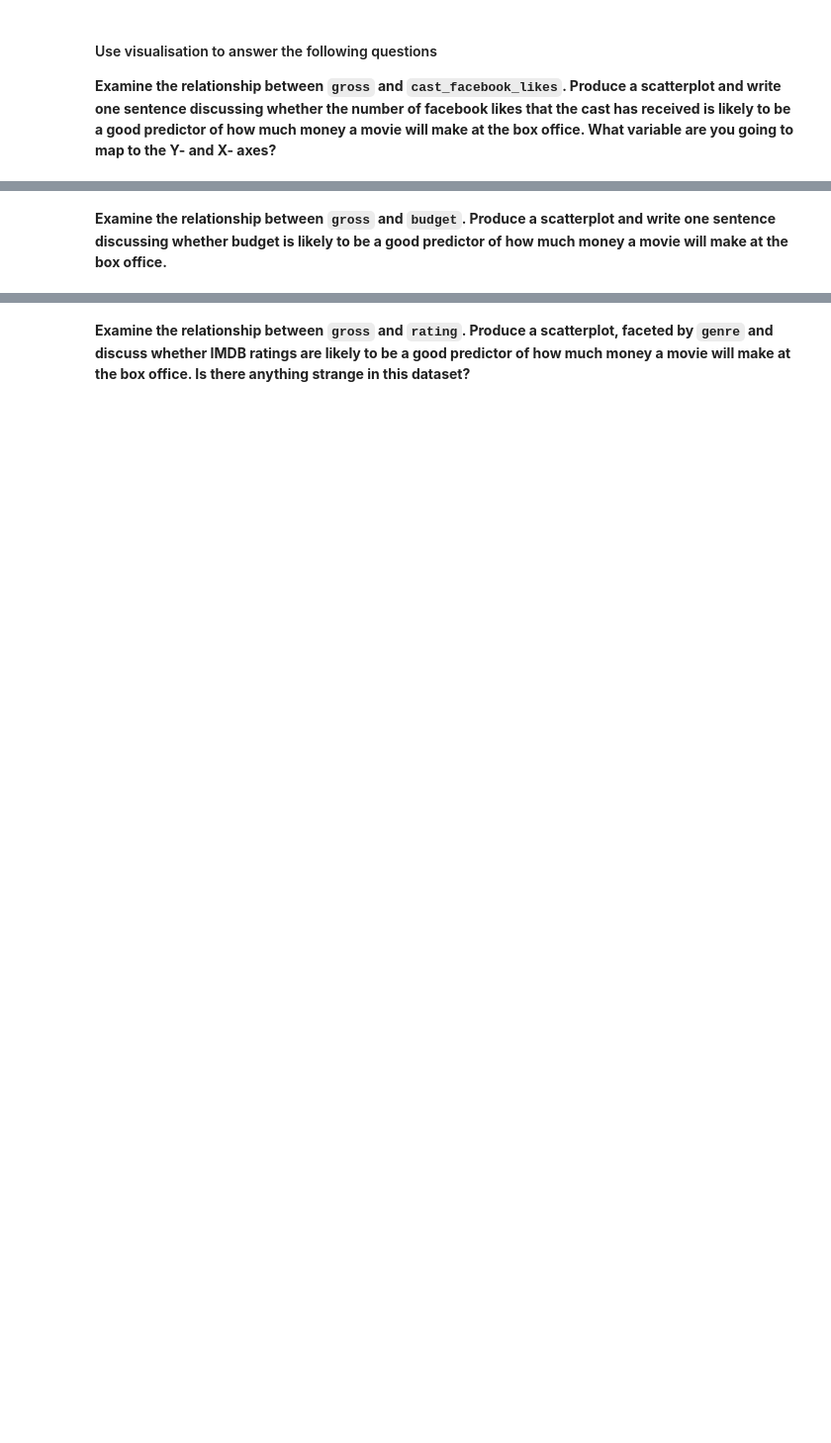
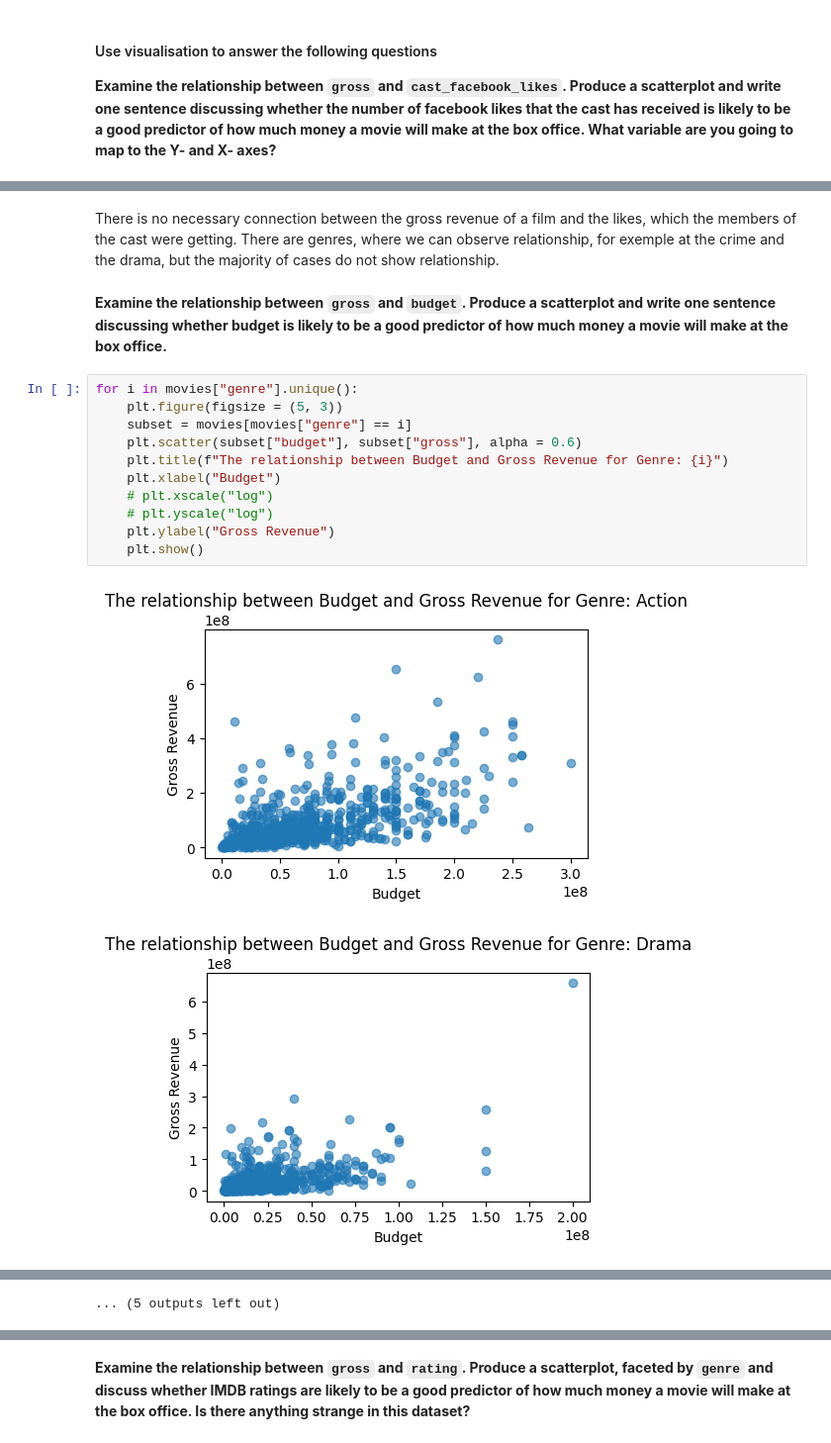
Before and after one commit to VitosTamas271/Analytics-through-coding-in-class, a Jupyter notebook: Session_2/Homework.ipynb, the cells around one changed output, grey strips where cells are left out. Shown at 99% size. Drawn from its saved outputs; the diff is of its cells as text; blank space fills up the shorter version.

```diff
--- a/Session_2/Homework.ipynb
+++ b/Session_2/Homework.ipynb
@@ -75,2 +227,18 @@ movies.groupby("genre").agg(count = ("genre", "count")).sort_values(by = "count"
+# %% [markdown]
+There is no necessary connection between the gross revenue of a film and the likes, which the members of the cast were getting. There are genres, where we can observe relationship, for exemple at the crime and the drama, but the majority of cases do not show relationship.
 # %% [markdown]
 **Examine the relationship between `gross` and `budget`. Produce a scatterplot and write one sentence discussing whether budget is likely to be a good predictor of how much money a movie will make at the box office.**
+# %%
+for i in movies["genre"].unique():
+    plt.figure(figsize = (5, 3))
+    subset = movies[movies["genre"] == i]
+    plt.scatter(subset["budget"], subset["gross"], alpha = 0.6)
+    plt.title(f"The relationship between Budget and Gross Revenue for Genre: {i}")
+    plt.xlabel("Budget")
+    # plt.xscale("log")
+    # plt.yscale("log")
+    plt.ylabel("Gross Revenue")
+    plt.show()
+# %% [output]
+[figure, added]
+[figure, added]
@@ -76,0 +255 @@ movies.groupby("genre").agg(count = ("genre", "count")).sort_values(by = "count"
+... (5 outputs left out)
```
Also changed, not shown: parts of 11 cells of this notebook.
